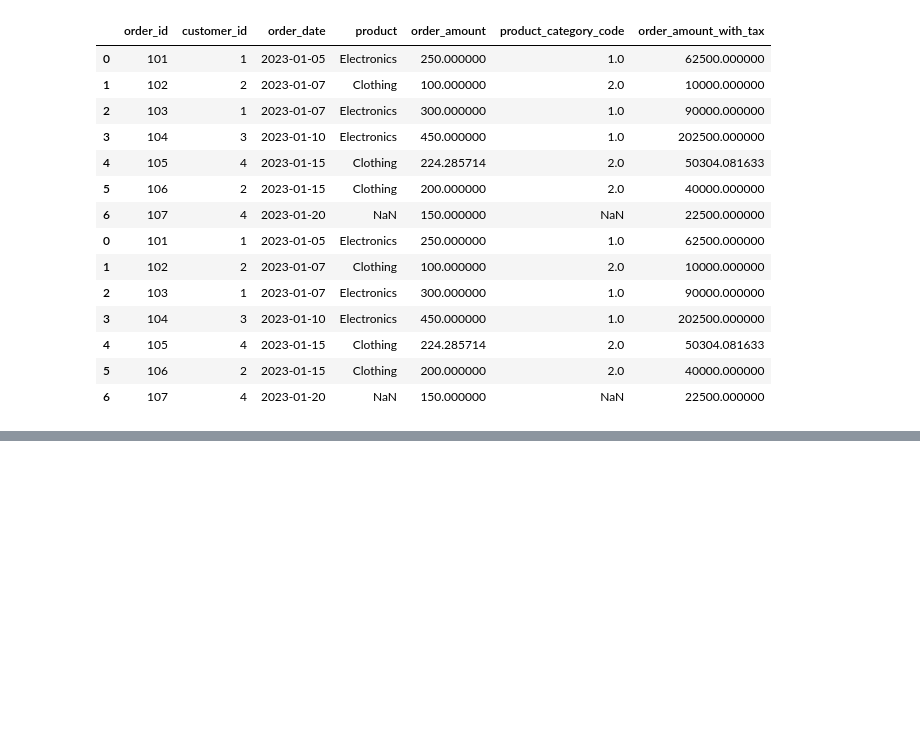
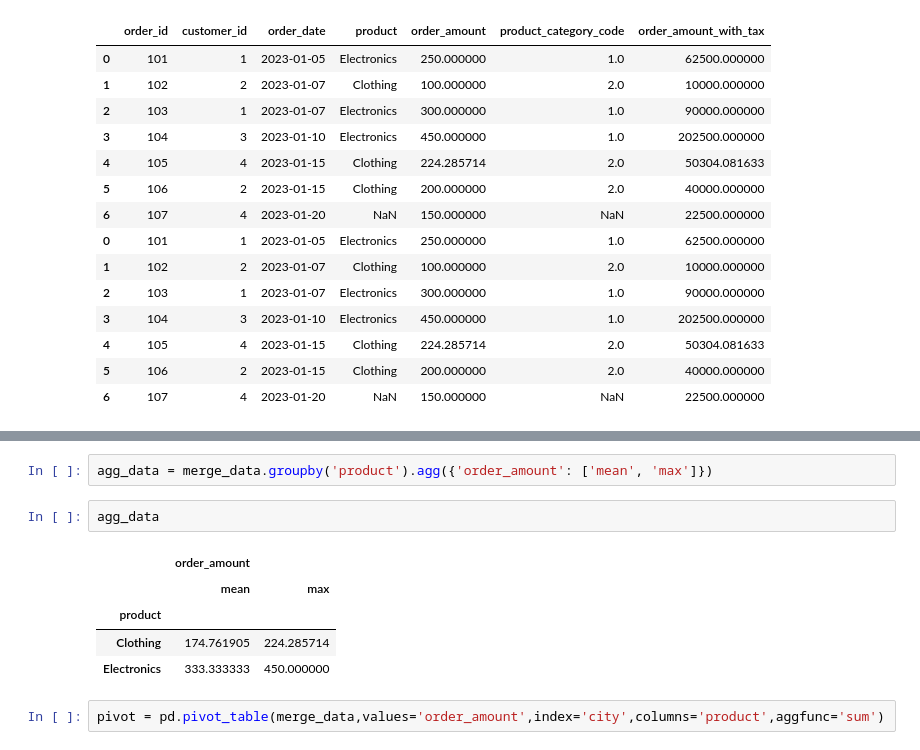
Before and after one commit to namanmaheshwari269/pandas_prac, a Jupyter notebook: problem.ipynb, the cells around one changed output, grey strips where cells are left out. Saved outputs shown, nothing was run; the diff lists cells and outputs as text; blank space fills up the shorter version.

```diff
--- a/problem.ipynb
+++ b/problem.ipynb
@@ -232,0 +243,12 @@ concatenated_data
+# %%
+agg_data = merge_data.groupby('product').agg({'order_amount': ['mean', 'max']})
+# %%
+agg_data
+# %% [output]
+|  | order_amount |  |
+|  | mean | max |
+| product |  |  |
+| Clothing | 174.761905 | 224.285714 |
+| Electronics | 333.333333 | 450.000000 |
+# %%
+pivot = pd.pivot_table(merge_data,values='order_amount',index='city',columns='product',aggfunc='sum')
```
Also changed, not shown: parts of 3 cells of this notebook.
